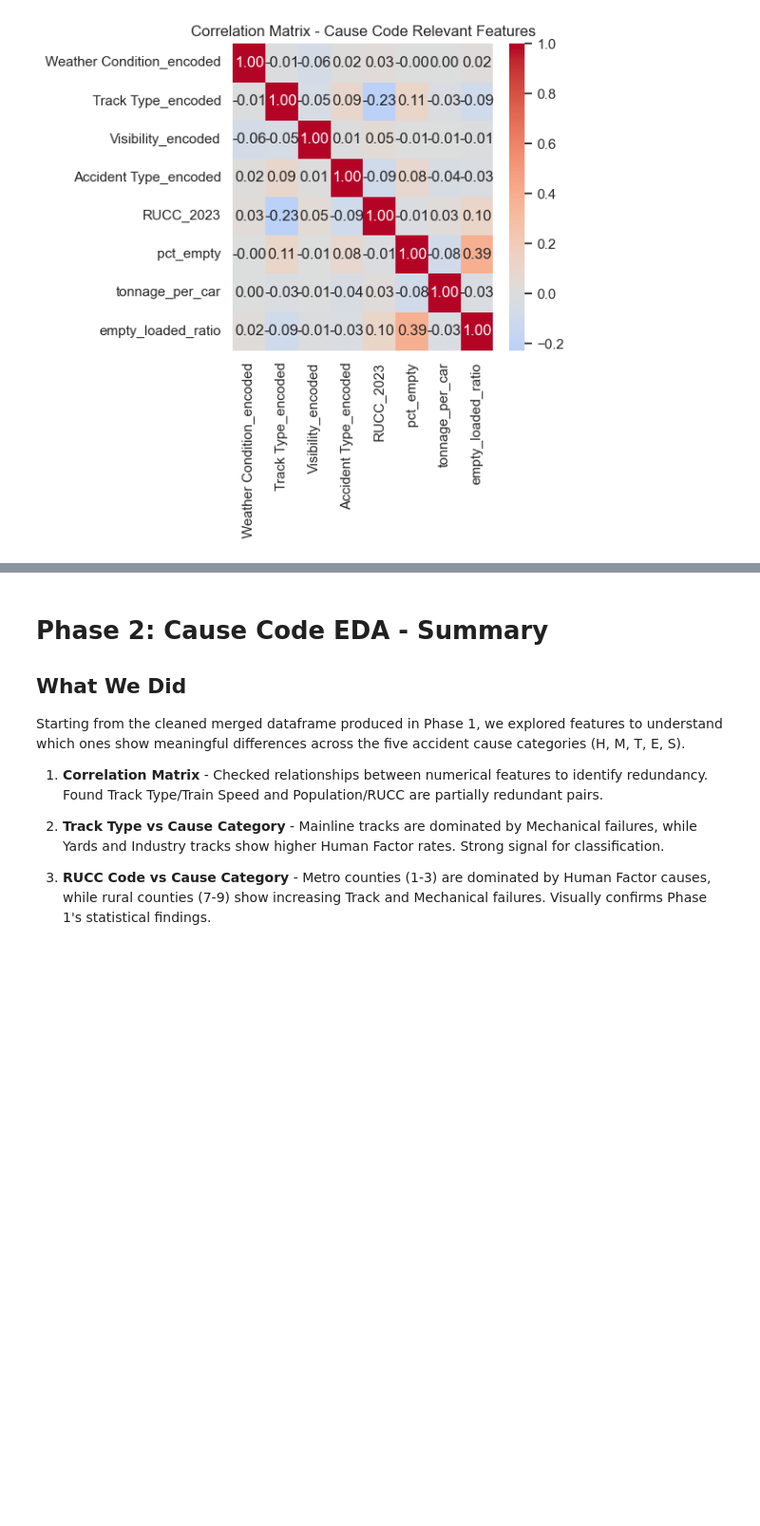
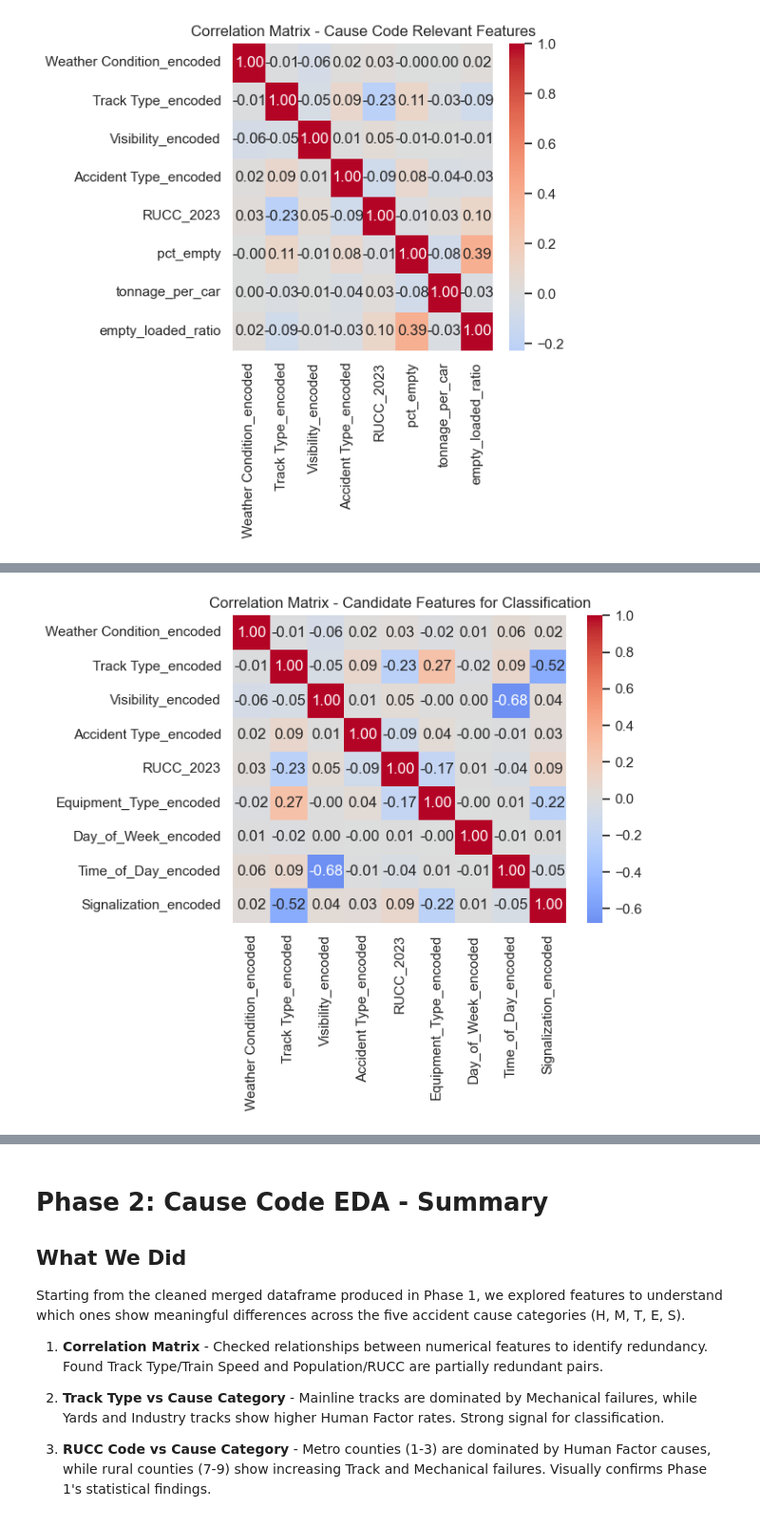
Before and after one commit to TimothyHHMai/rail-risk-census-analysis-521, a Jupyter notebook: notebooks/phase-2-cause-code-eda.ipynb, the cells around one changed output, grey strips where cells are left out. Shown at 95% size. Saved outputs shown, nothing was run; the diff lists cells and outputs as text; code cells hidden in the pictures; blank space fills up the shorter version.

Commit message:
Phase 2: Feature engineering - added Equipment Type, Day of Week, Time of Day; correlation and chi square testing

```diff
--- a/notebooks/phase-2-cause-code-eda.ipynb
+++ b/notebooks/phase-2-cause-code-eda.ipynb
@@ -506,0 +611,23 @@ Based on these findings, **pct_empty** was selected as the train composition fea
+# %%
+# Extract hour from Time field and bin into 4 periods
+df_merged['Time_parsed'] = pd.to_datetime(df_temp['Time'], format='%I:%M %p', errors='coerce')
+df_merged['Hour'] = df_merged['Time_parsed'].dt.hour
+
+# Define time of day bins
+def time_of_day_bin(hour):
+    if pd.isna(hour):
+        return None
+    elif 4 <= hour < 10:
+        return 'Morning'
+    elif 10 <= hour < 16:
+        return 'Afternoon'
+    elif 16 <= hour < 22:
+        return 'Evening'
+    else:  # 22-04
+        return 'Night'
+
+df_merged['Time_of_Day'] = df_merged['Hour'].apply(time_of_day_bin)
+
+print("Time of Day distribution:")
+print(df_merged['Time_of_Day'].value_counts())
+print(f"\nMissing values: {df_merged['Time_of_Day'].isna().sum()}")
@@ -506,0 +703,24 @@ Based on these findings, **pct_empty** was selected as the train composition fea
+# %%
+# Create correlation matrix with all candidate features
+relevant_cols = [
+    'Weather Condition_encoded',
+    'Track Type_encoded',
+    'Visibility_encoded',
+    'Accident Type_encoded',
+    'RUCC_2023',
+    'Equipment_Type_encoded',
+    'Day_of_Week_encoded',
+    'Time_of_Day_encoded',
+    'Signalization_encoded'
+]
+
+# Create correlation matrix
+corr_focused = df_encoded[relevant_cols].corr()
+
+plt.figure(figsize=(7, 6))
+sns.heatmap(corr_focused, annot=True, fmt='.2f', cmap='coolwarm', center=0)
+plt.title('Correlation Matrix - Candidate Features for Classification')
+plt.tight_layout()
+plt.show()
+# %% [output]
+[figure, added]
```
Also changed, not shown: parts of 21 cells of this notebook.
